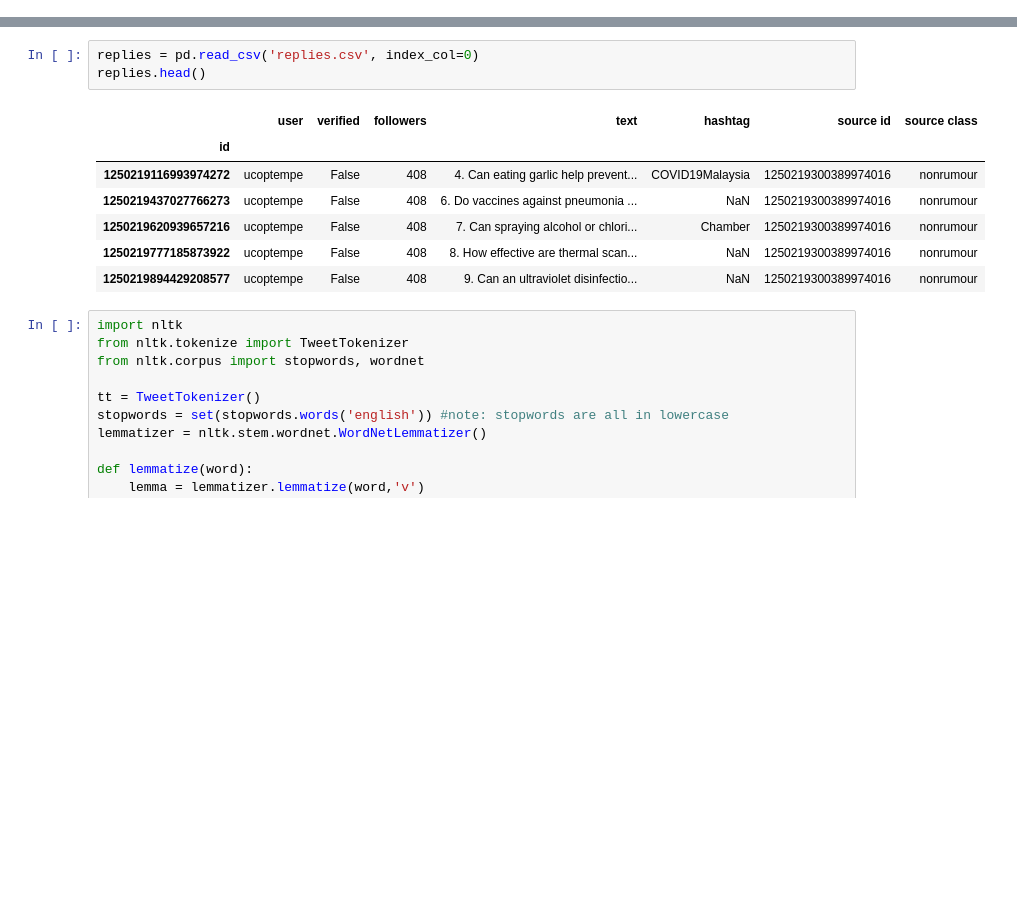
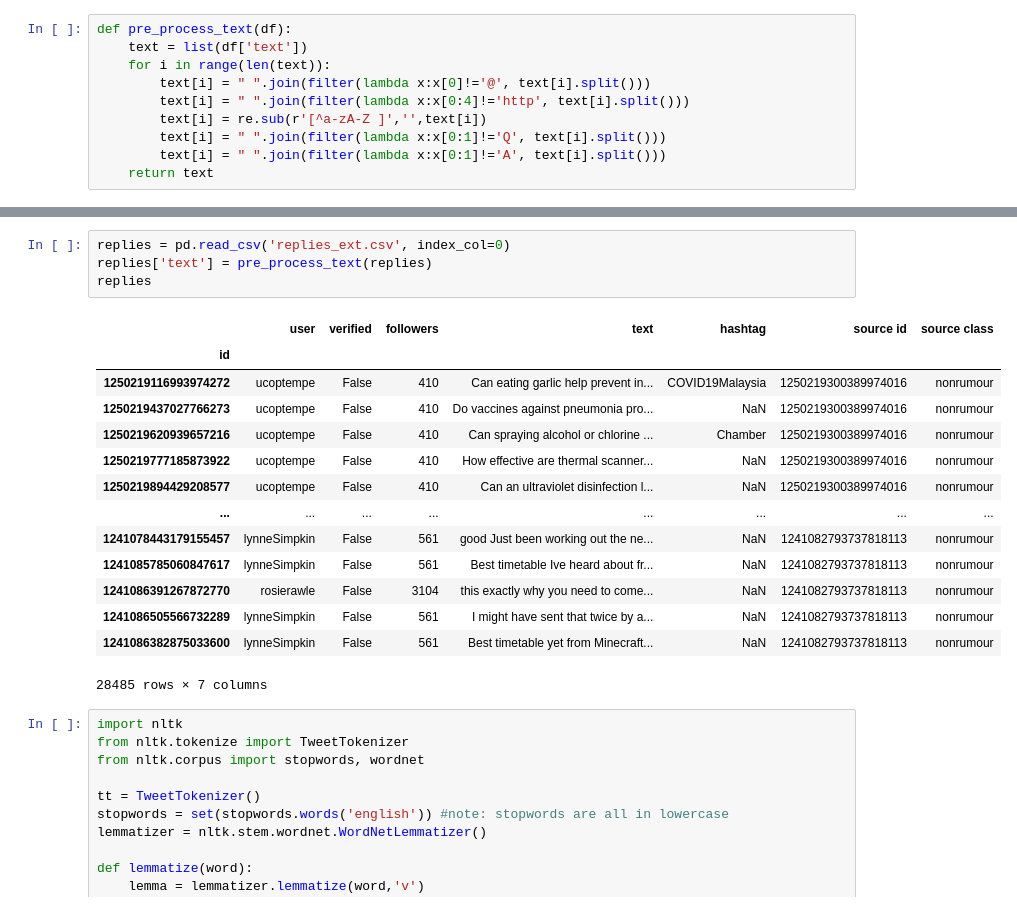
Before and after one commit to kelvinlim3/Twitter-Rumour-Detection, a Jupyter notebook: pre-processing.ipynb, the cells around one changed output, grey strips where cells are left out. Cells and saved outputs as stored; diff of their text form; blank space fills up the shorter version.

Commit message:
Preprocessing and encoding text

```diff
--- a/pre-processing.ipynb
+++ b/pre-processing.ipynb
@@ -4 +5,11 @@ import numpy as np
+# %%
+def pre_process_text(df):
+    text = list(df['text'])
+    for i in range(len(text)):
+        text[i] = " ".join(filter(lambda x:x[0]!='@', text[i].split()))
+        text[i] = " ".join(filter(lambda x:x[0:4]!='http', text[i].split()))
+        text[i] = re.sub(r'[^a-zA-Z ]','',text[i])
+        text[i] = " ".join(filter(lambda x:x[0:1]!='Q', text[i].split()))
+        text[i] = " ".join(filter(lambda x:x[0:1]!='A', text[i].split()))
+    return text
 # %%
@@ -15,14 +34,22 @@ sources.head()
 # %%
-replies = pd.read_csv('replies.csv', index_col=0)
-replies.head()
+replies = pd.read_csv('replies_ext.csv', index_col=0)
+replies['text'] = pre_process_text(replies)
+replies
 # %% [output]
 |  | user | verified | followers | text | hashtag | source id | source class |
 | id |  |  |  |  |  |  |  |
-| 1250219116993974272 | ucoptempe | False | 408 | 4. Can eating garlic help prevent... | COVID19Malaysia | 1250219300389974016 | nonrumour |
-| 1250219437027766273 | ucoptempe | False | 408 | 6. Do vaccines against pneumonia ... | NaN | 1250219300389974016 | nonrumour |
-| 1250219620939657216 | ucoptempe | False | 408 | 7. Can spraying alcohol or chlori... | Chamber | 1250219300389974016 | nonrumour |
-| 1250219777185873922 | ucoptempe | False | 408 | 8. How effective are thermal scan... | NaN | 1250219300389974016 | nonrumour |
-| 1250219894429208577 | ucoptempe | False | 408 | 9. Can an ultraviolet disinfectio... | NaN | 1250219300389974016 | nonrumour |
+| 1250219116993974272 | ucoptempe | False | 410 | Can eating garlic help prevent in... | COVID19Malaysia | 1250219300389974016 | nonrumour |
+| 1250219437027766273 | ucoptempe | False | 410 | Do vaccines against pneumonia pro... | NaN | 1250219300389974016 | nonrumour |
+| 1250219620939657216 | ucoptempe | False | 410 | Can spraying alcohol or chlorine ... | Chamber | 1250219300389974016 | nonrumour |
+| 1250219777185873922 | ucoptempe | False | 410 | How effective are thermal scanner... | NaN | 1250219300389974016 | nonrumour |
+| 1250219894429208577 | ucoptempe | False | 410 | Can an ultraviolet disinfection l... | NaN | 1250219300389974016 | nonrumour |
+| ... | ... | ... | ... | ... | ... | ... | ... |
+| 1241078443179155457 | lynneSimpkin | False | 561 | good Just been working out the ne... | NaN | 1241082793737818113 | nonrumour |
+| 1241085785060847617 | lynneSimpkin | False | 561 | Best timetable Ive heard about fr... | NaN | 1241082793737818113 | nonrumour |
+| 1241086391267872770 | rosierawle | False | 3104 | this exactly why you need to come... | NaN | 1241082793737818113 | nonrumour |
+| 1241086505566732289 | lynneSimpkin | False | 561 | I might have sent that twice by a... | NaN | 1241082793737818113 | nonrumour |
+| 1241086382875033600 | lynneSimpkin | False | 561 | Best timetable yet from Minecraft... | NaN | 1241082793737818113 | nonrumour |
+28485 rows × 7 columns
 # %%
 import nltk
 from nltk.tokenize import TweetTokenizer
```
Also changed, not shown: parts of 13 cells of this notebook, 1 other file.
